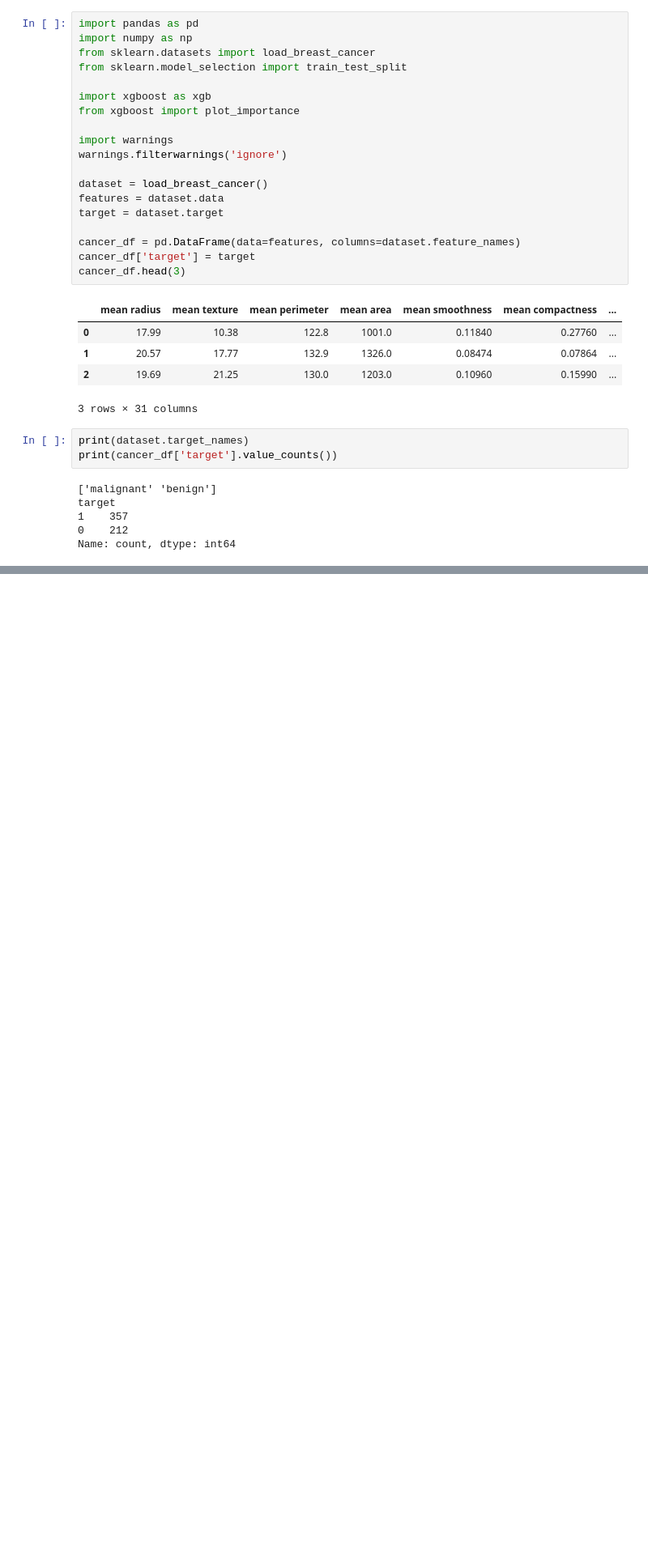
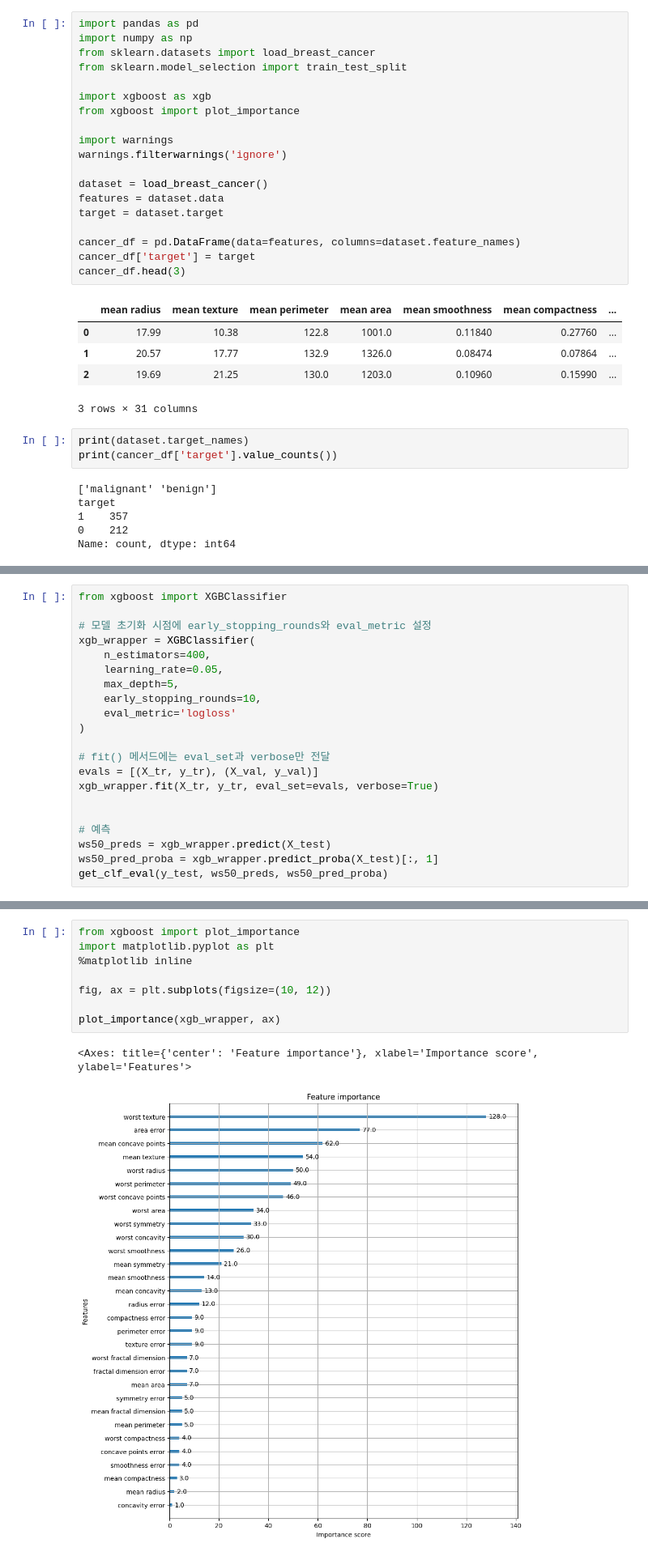
Before and after one commit to SongBeom00/ML, a Jupyter notebook: perfect_guide/4장/4.6 _XGBoost(eXtra Gradient Boost).ipynb, the cells around one changed output, grey strips where cells are left out. Shown at 81% size. Drawn from its saved outputs; the diff is of its cells as text; blank space fills up the shorter version.

```diff
--- a/perfect_guide/4장/4.6 _XGBoost(eXtra Gradient Boost).ipynb
+++ b/perfect_guide/4장/4.6 _XGBoost(eXtra Gradient Boost).ipynb
@@ -42,0 +220,21 @@ Name: count, dtype: int64
+# %%
+from xgboost import XGBClassifier
+
+# 모델 초기화 시점에 early_stopping_rounds와 eval_metric 설정
+xgb_wrapper = XGBClassifier(
+    n_estimators=400,
+    learning_rate=0.05,
+    max_depth=5,
+    early_stopping_rounds=10,
+    eval_metric='logloss'
+)
+
+# fit() 메서드에는 eval_set과 verbose만 전달
+evals = [(X_tr, y_tr), (X_val, y_val)]
+xgb_wrapper.fit(X_tr, y_tr, eval_set=evals, verbose=True)
+
+
+# 예측
+ws50_preds = xgb_wrapper.predict(X_test)
+ws50_pred_proba = xgb_wrapper.predict_proba(X_test)[:, 1]
+get_clf_eval(y_test, ws50_preds, ws50_pred_proba)
@@ -42,0 +259,11 @@ Name: count, dtype: int64
+# %%
+from xgboost import plot_importance
+import matplotlib.pyplot as plt
+%matplotlib inline
+
+fig, ax = plt.subplots(figsize=(10, 12))
+
+plot_importance(xgb_wrapper, ax)
+# %% [output]
+<Axes: title={'center': 'Feature importance'}, xlabel='Importance score', ylabel='Features'>
+[figure, added]
```
Also changed, not shown: parts of 22 cells of this notebook, 2 other files.
